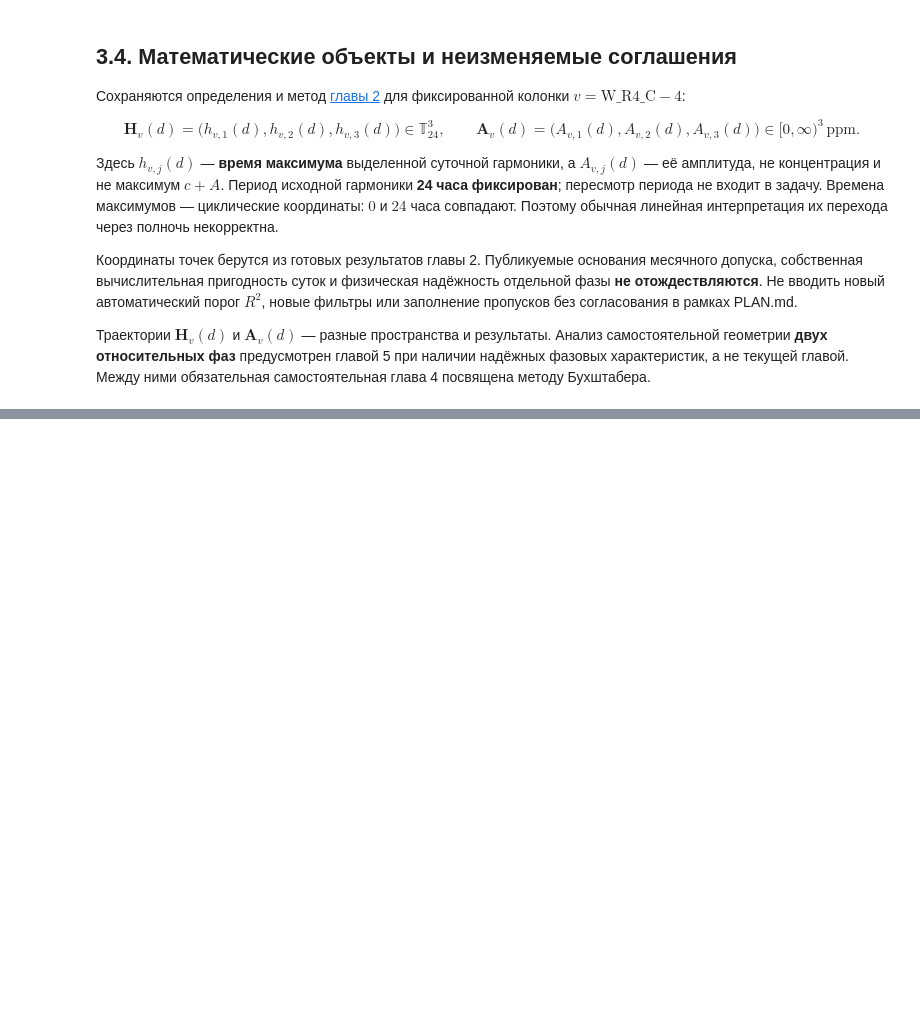
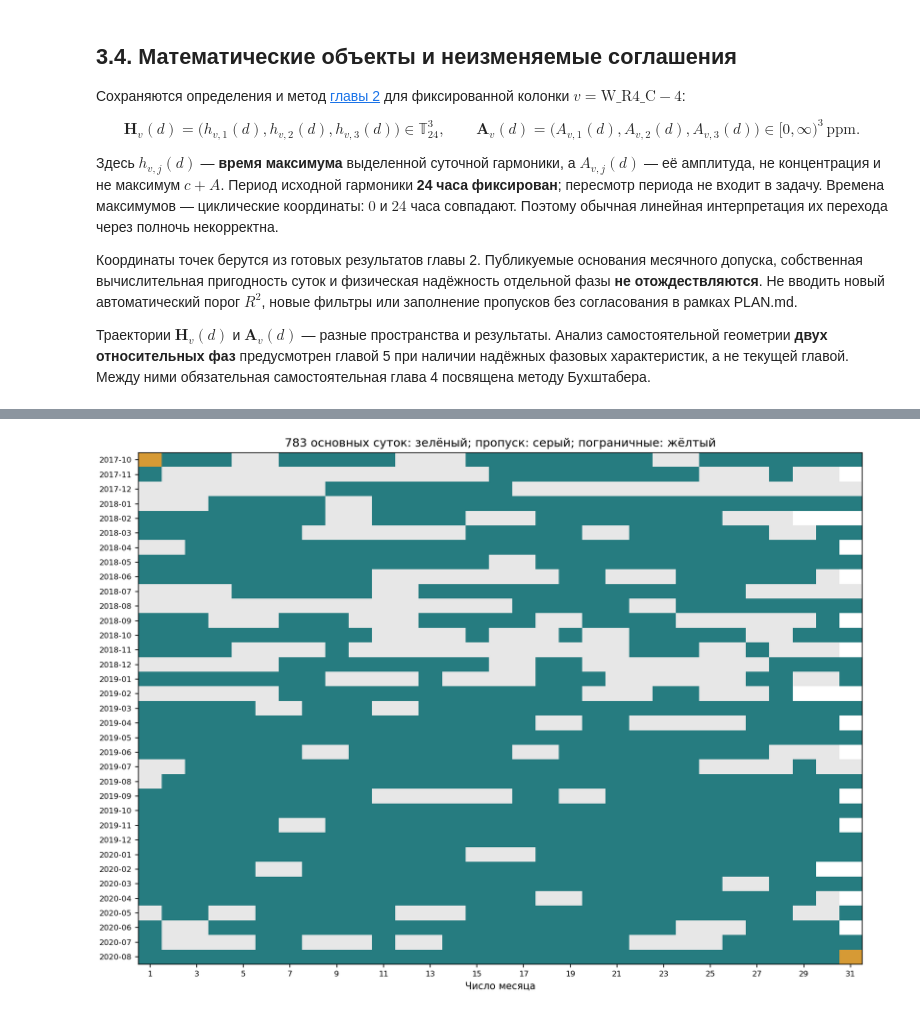
Before and after one commit to DimitriBolt/CO2Flux, a Jupyter notebook: Project_description/Research_log/03_long_term_evolution.ipynb, the cells around one changed output, grey strips where cells are left out. Saved outputs shown, nothing was run; the diff lists cells and outputs as text; code cells hidden in the pictures; blank space fills up the shorter version.

Commit message:
Complete approved Chapter 3 paired evolution analysis

```diff
--- a/Project_description/Research_log/03_long_term_evolution.ipynb
+++ b/Project_description/Research_log/03_long_term_evolution.ipynb
@@ -312,0 +201,9 @@ $$
+# %%
+from pathlib import Path
+import chapter03_evolution as ch
+summary = ch.run()
+# %%
+from IPython.display import Image, display
+display(Image(filename=str(ch.OUTPUT / "long_term_evolution_calendar.png")))
+# %% [output]
+[figure, added]
```
Also changed, not shown: parts of 17 cells of this notebook, 22 other files.
